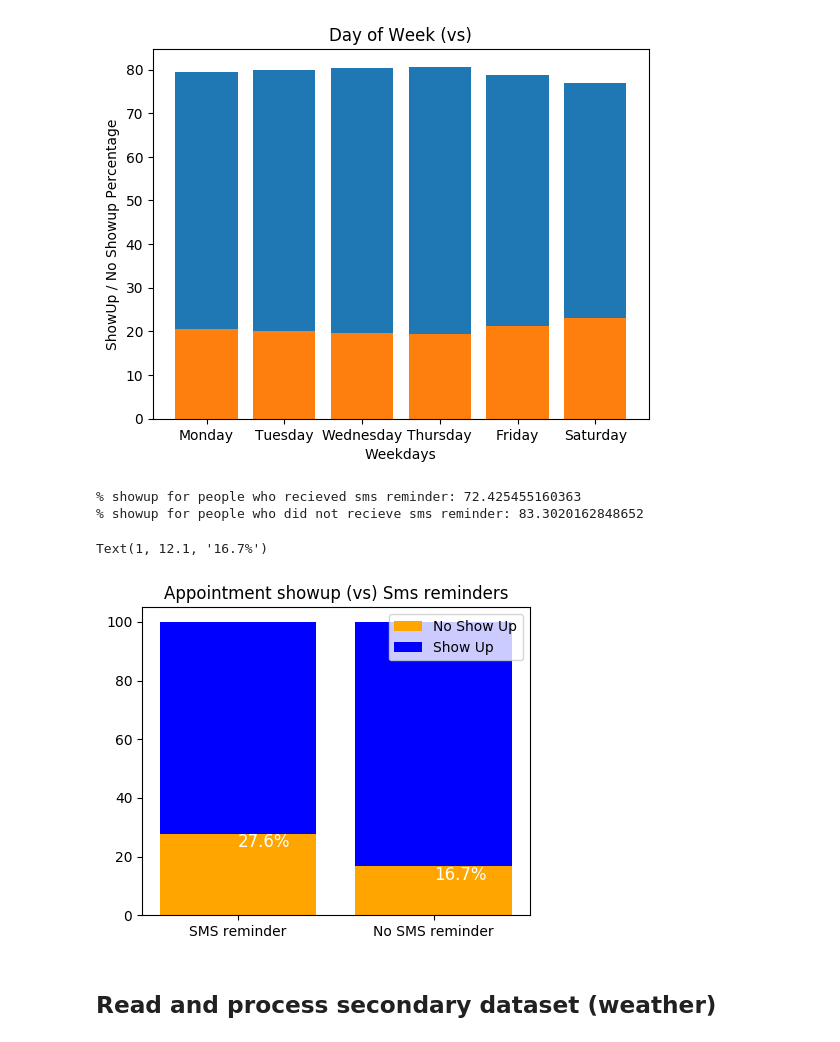
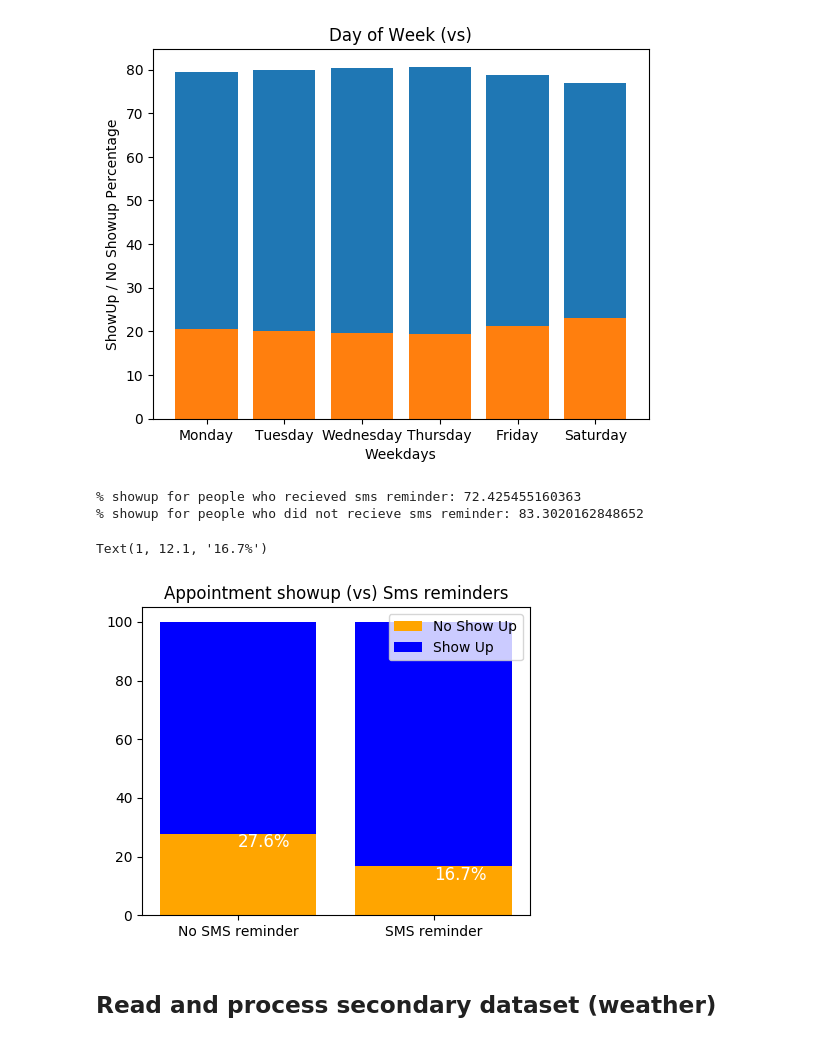
Before and after one commit to architkaila/Predicting-Patient-No-Shows, a Jupyter notebook: EDA.ipynb, the cells around one changed output. Cells and saved outputs as stored; diff of their text form; code cells hidden in the pictures.

```diff
--- a/EDA.ipynb
+++ b/EDA.ipynb
@@ -243,7 +243,7 @@ df = df[ df['days_between_appointment_and_scheduled_day'] >=0 ]
 #df.head()
 # %%
 ## Removing features which are of no use
-df.drop(columns=['patientid', 'appointmentid'], inplace=True)
+#df.drop(columns=['patientid', 'appointmentid'], inplace=True)
 
 df.head()
 # %% [output]
@@ -669,35 +674,35 @@ plt.show()
 
 # showup and no showup ratio for patients who recieved sms reminder
 sms_recieved_showup = df[df["sms_received"] == 1].showed.mean() * 100
 sms_recieved_no_showup = 100 - sms_recieved_showup
 
 # showup and no showup ratio for patients who did not recieve sms reminder
 no_sms_recieved_showup = df[df["sms_received"] == 0].showed.mean() * 100
 no_sms_recieved_no_showup = 100 -no_sms_recieved_showup
 
 print(f'% showup for people who recieved sms reminder: {sms_recieved_showup}')
 print(f'% showup for people who did not recieve sms reminder: {no_sms_recieved_showup}')
 
 plt.figure(figsize=(5,4))
 
 plt.bar([0,1], sms_recieved_no_showup, color="orange")
 plt.bar(0, sms_recieved_showup, bottom=sms_recieved_no_showup, color="blue")
 plt.bar(1, no_sms_recieved_no_showup, color = "orange")
 plt.bar(1, no_sms_recieved_showup, bottom=no_sms_recieved_no_showup, color="blue")
-plt.xticks([0, 1], ["SMS reminder", "No SMS reminder"])
+plt.xticks([0, 1], ["No SMS reminder", "SMS reminder"])
 plt.legend(["No Show Up", "Show Up"])
 plt.title("Appointment showup (vs) Sms reminders")
 plt.text(0, 23.2, '{:0.1f}%'.format(sms_recieved_no_showup), color='white', fontsize=12)
 plt.text(1, 12.1, '{:0.1f}%'.format(no_sms_recieved_no_showup), color='white', fontsize=12)
 
 ## Observations
 # Patients who recived SMS reminder showed up more often as compared to patients who did not recieve sms remider
 # hence sending remiders does help
 # %% [output]
 % showup for people who recieved sms reminder: 72.425455160363
 % showup for people who did not recieve sms reminder: 83.3020162848652
 Text(1, 12.1, '16.7%')
-[figure, old version]
+[figure, new version]
 # %% [markdown]
 ## Read and process secondary dataset (weather)
 # %%
```
Also changed, not shown: parts of 7 cells of this notebook, 8 other files.
